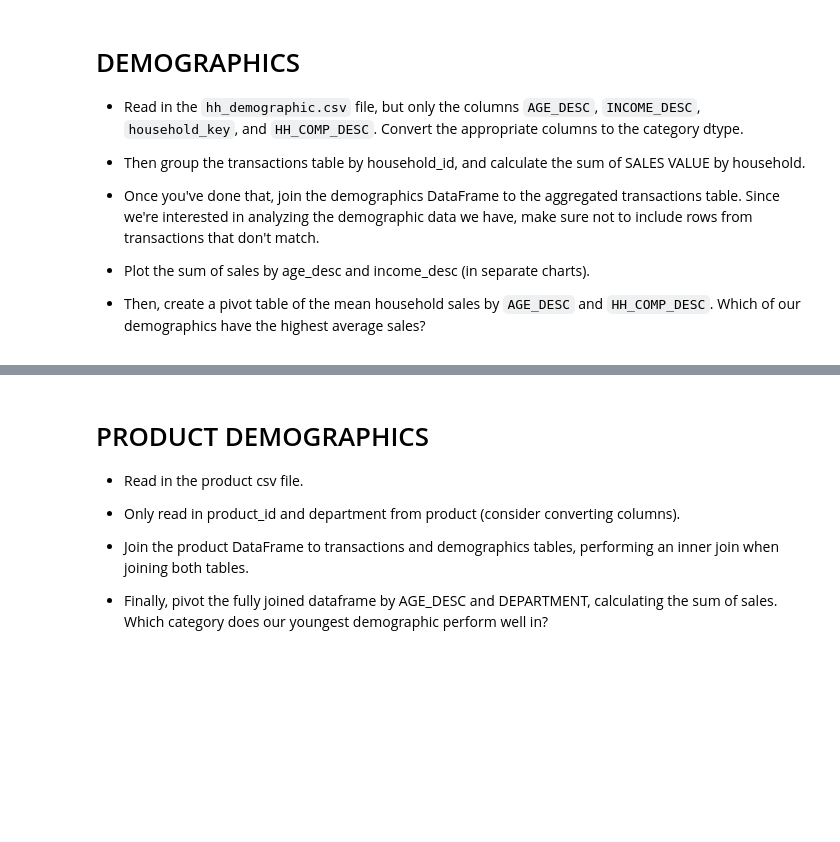
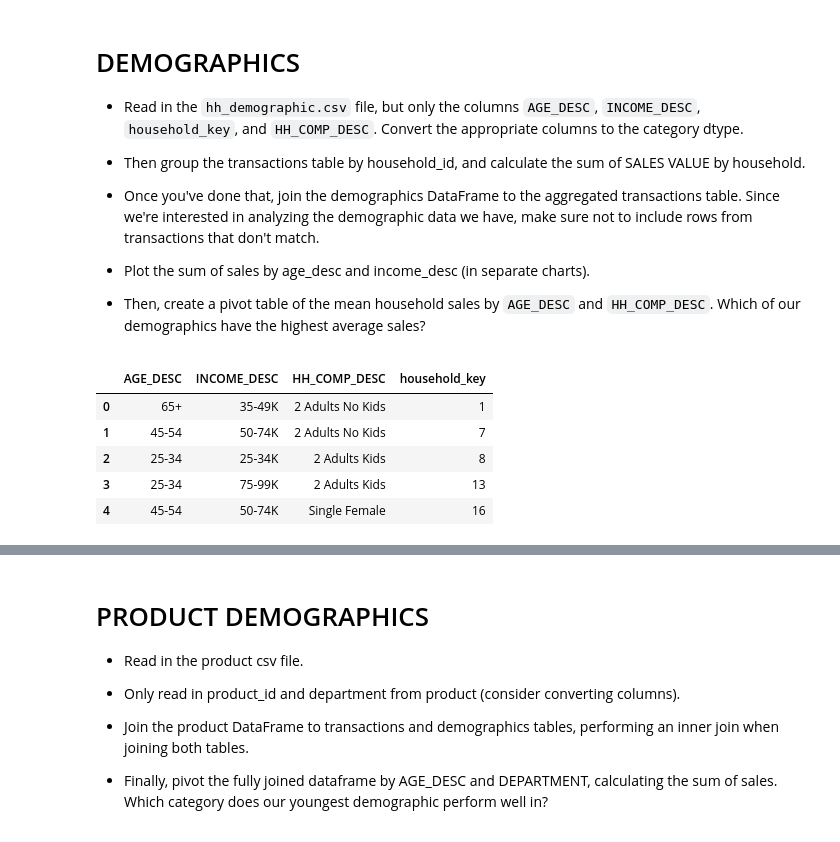
Before and after one commit to Kshitij-Chavan/Maven-Mega-Mart-Pandas, a Jupyter notebook: Notebooks/maven_mega_mart.ipynb, the cells around one changed output, grey strips where cells are left out. Saved outputs shown, nothing was run; the diff lists cells and outputs as text; code cells hidden in the pictures; blank space fills up the shorter version.

```diff
--- a/Notebooks/maven_mega_mart.ipynb
+++ b/Notebooks/maven_mega_mart.ipynb
@@ -149,0 +163,9 @@ sales_day_of_week.plot.bar()
+# %%
+demographics.head()
+# %% [output]
+|  | AGE_DESC | INCOME_DESC | HH_COMP_DESC | household_key |
+| 0 | 65+ | 35-49K | 2 Adults No Kids | 1 |
+| 1 | 45-54 | 50-74K | 2 Adults No Kids | 7 |
+| 2 | 25-34 | 25-34K | 2 Adults Kids | 8 |
+| 3 | 25-34 | 75-99K | 2 Adults Kids | 13 |
+| 4 | 45-54 | 50-74K | Single Female | 16 |
```
Also changed, not shown: parts of 9 cells of this notebook.
